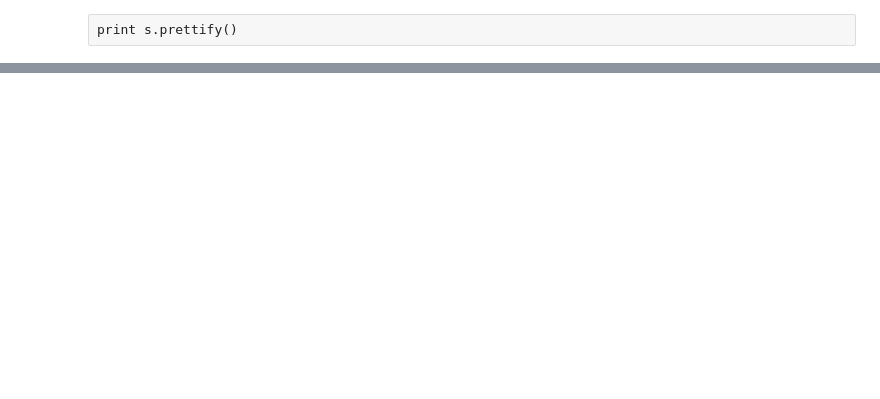
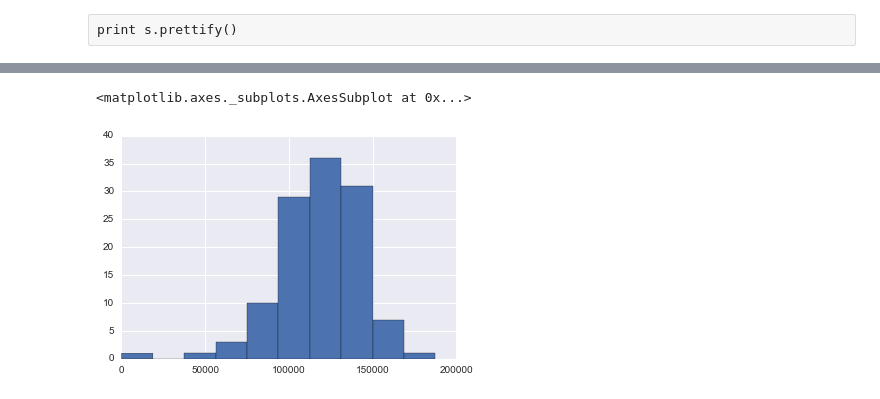
Before and after one commit to spockl/ga-dsi-1, a Jupyter notebook: projects/projects-weekly/project-04/project-4-jocelyn-ong.ipynb, the cells around one changed output, grey strips where cells are left out. Cells and saved outputs as stored; diff of their text form; code cells hidden in the pictures; blank space fills up the shorter version.

```diff
--- a/projects/projects-weekly/project-04/project-4-jocelyn-ong.ipynb
+++ b/projects/projects-weekly/project-04/project-4-jocelyn-ong.ipynb
@@ -488,0 +557,4 @@ print s.prettify()
+# %%
+nyc2['rate'] = nyc2['meanPay'].map(lambda x: (40*50) if 'hour' in x else 1)
+# %%
+nyc2['est_sal'] = nyc2['meanPay'].map(get_salary_amount)
@@ -488,0 +565,4 @@ print s.prettify()
+# %%
+nyc3 = nyc2.copy()
+nyc3.jobTitle.unique()
+nyc3.describe()
@@ -488,0 +579,9 @@ print s.prettify()
+# %%
+nyc_med = np.mean(nyc3['est_sal'])
+nyc_std = np.std(nyc3['est_sal'])
+nyc3['sal_class'] = nyc3['est_sal'].map(lambda x: 0 if x < nyc_med else 1 if x < nyc_med+1.5*nyc_std else 2)
+# %%
+nyc3['est_sal'].hist()
+# %% [output]
+<matplotlib.axes._subplots.AxesSubplot at 0x...>
+[figure, added]
```
Also changed, not shown: parts of 49 cells of this notebook, 14 other files.
